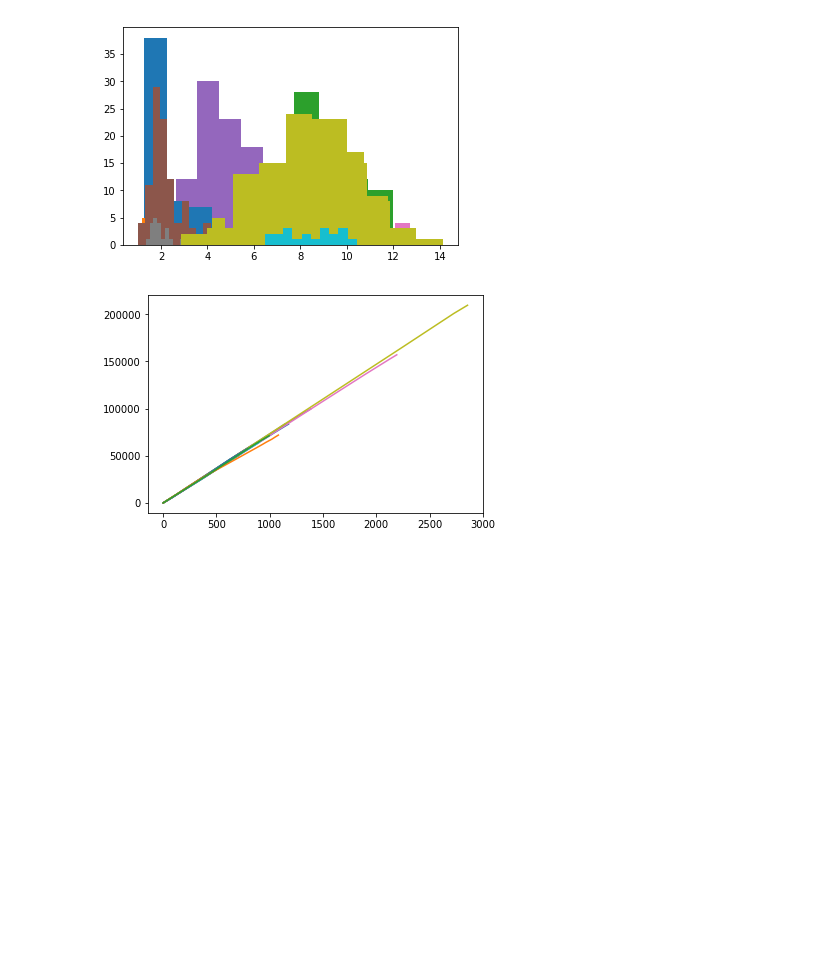
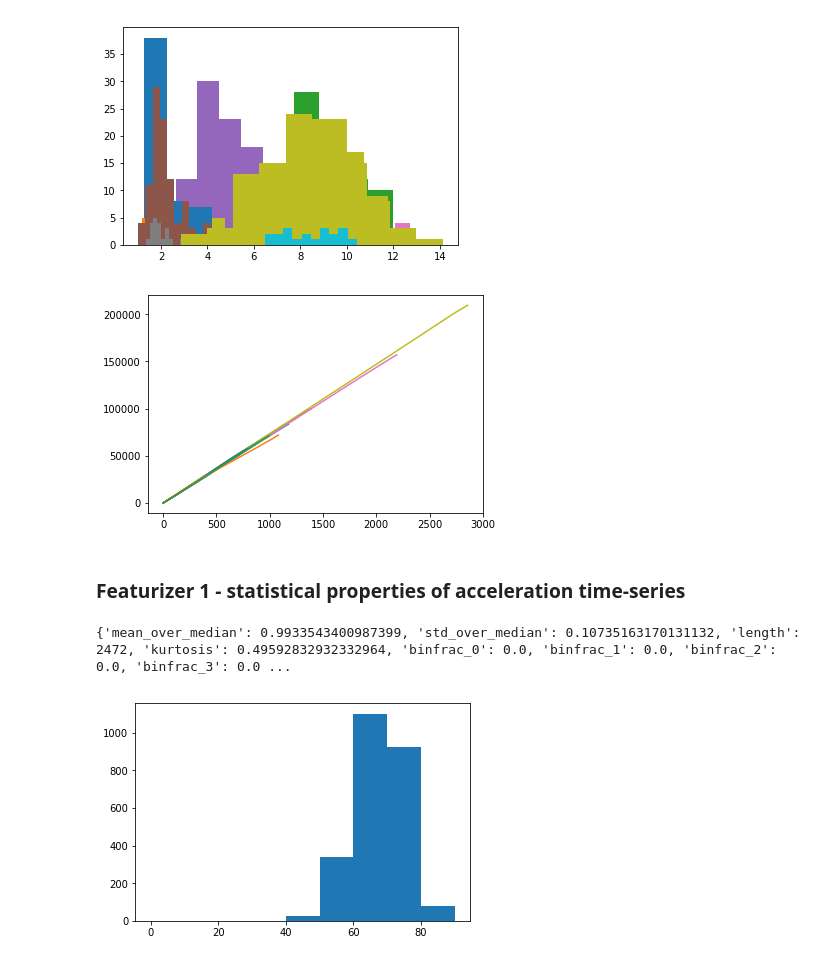
Before and after one commit to TreeinRandomForest/SummitDemo, a Jupyter notebook: Exploratory Analysis of UCI Accelerometer Data.ipynb, the cells around one changed output. Drawn from its saved outputs; the diff is of its cells as text; code cells hidden in the pictures; blank space fills up the shorter version.

Commit message:
First model with statistical features

```diff
--- a/Exploratory Analysis of UCI Accelerometer Data.ipynb
+++ b/Exploratory Analysis of UCI Accelerometer Data.ipynb
@@ -38,6 +46,9 @@ activity_list
  '/nvme/UCIAccData/Sitdown_chair_MODEL']
 # %%
 def read_data(activity_list):
+    '''Read files in each activity in activity_list
+    Returns dict: key = activity name -> array of numpy arrays of shape (n_observations, 3) = (ax,ay,az)
+    '''
     data = {}
 
     for t in activity_list: #loop over each activity type
@@ -56,6 +67,10 @@ def read_data(activity_list):
     return data
 
 def get_acceleration_timeseries(data):
+    '''Input: data returned by read_data
+    Output: dictionary mapping activity name -> list of single time-series of acceleration magnitudes
+    '''
+
     data_ts = {}
 
     for k in data:
@@ -67,6 +82,10 @@ def get_acceleration_timeseries(data):
     return data_ts
 
 def get_position_velocity(data):
+    '''Input: data returned by read_data
+    Output: dictionary mapping activity name -> list of displacement and speed time-series
+    '''
+
     data_pos_vel = {}
 
     delta_time = 1 #time-step
@@ -138,0 +166,30 @@ for elem in data_pos_vel['Use_telephone']:
+# %% [markdown]
+### Featurizer 1 - statistical properties of acceleration time-series
+# %%
+def featurize_stats(ts, bins):
+    #basic statistical measures
+    mean = np.mean(ts)
+    median = np.median(ts)
+    std = np.std(ts)
+    length = len(ts)
+    kurtosis = scipy.stats.kurtosis(ts)
+
+    n,b,p = plt.hist(ts, bins=bins)
+    n = np.array(n)/float(np.sum(n)) #normalize i.e. fraction of entries in each bin
+
+    features = {'mean_over_median': mean/median, #dimensionless
+                'std_over_median': std/median, #dimensionless
+                'length': length,
+                'kurtosis': kurtosis, #already dimensionless by definition
+               }
+    for i, val in enumerate(n):
+        features[f'binfrac_{i}'] = val
+
+    return features
+# %%
+x = featurize_stats(data_ts['Brush_teeth'][0], np.arange(0,100,10))
+
+print(x)
+# %% [output]
+{'mean_over_median': 0.9933543400987399, 'std_over_median': 0.10735163170131132, 'length': 2472, 'kurtosis': 0.49592832932332964, 'binfrac_0': 0.0, 'binfrac_1': 0.0, 'binfrac_2': 0.0, 'binfrac_3': 0.0 ...
+[figure, added]
```
Also changed, not shown: parts of 18 cells of this notebook.
